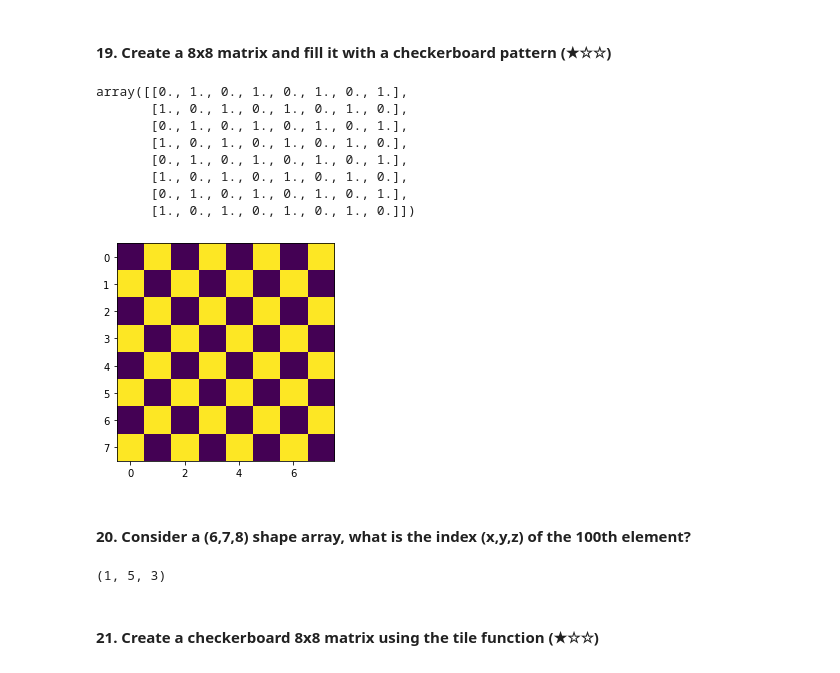
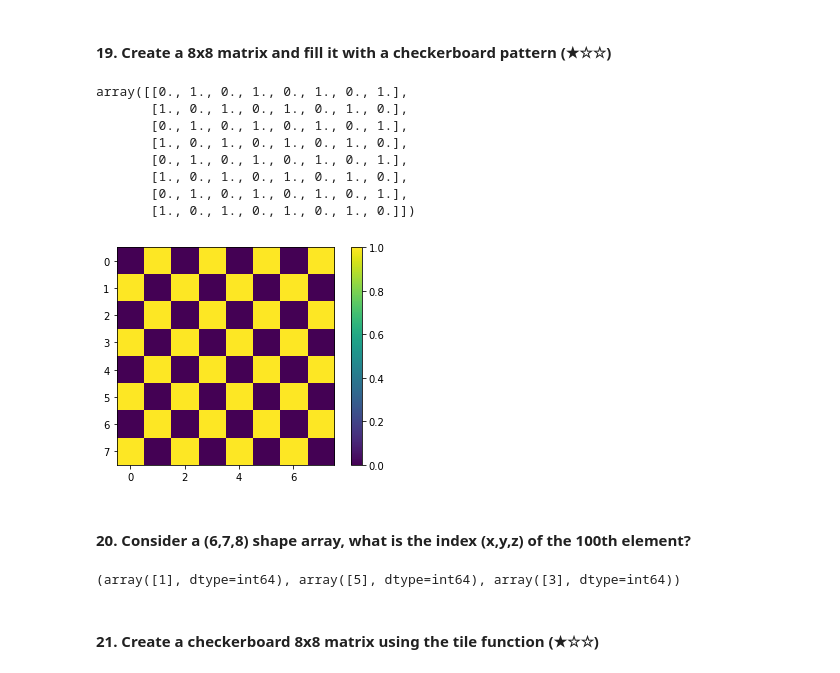
Before and after one commit to nekketsu2010/BSA_Lab, a Jupyter notebook: いろいろ/100_Numpy_exercises.ipynb, the cells around one changed output. Cells and saved outputs as stored; diff of their text form; code cells hidden in the pictures.

```diff
--- a/いろいろ/100_Numpy_exercises.ipynb
+++ b/いろいろ/100_Numpy_exercises.ipynb
@@ -216,27 +228,32 @@ array([[0, 0, 0, 0, 0],
 # %%
 import matplotlib.pyplot as plt
 x = np.zeros((8, 8))
 x[1::2, ::2] = 1
 x[::2, 1::2] = 1
 plt.figure()
 plt.imshow(x)
+plt.colorbar()
 x
 # %% [output]
 array([[0., 1., 0., 1., 0., 1., 0., 1.],
        [1., 0., 1., 0., 1., 0., 1., 0.],
        [0., 1., 0., 1., 0., 1., 0., 1.],
        [1., 0., 1., 0., 1., 0., 1., 0.],
        [0., 1., 0., 1., 0., 1., 0., 1.],
        [1., 0., 1., 0., 1., 0., 1., 0.],
        [0., 1., 0., 1., 0., 1., 0., 1.],
        [1., 0., 1., 0., 1., 0., 1., 0.]])
-[figure, old version]
+[figure, new version]
 # %% [markdown]
 #### 20. Consider a (6,7,8) shape array, what is the index (x,y,z) of the 100th element?
-# %%
-np.unravel_index(99, (6,7,8))
-# %% [output]
-(1, 5, 3)
+# %%
+np.unravel_index(99, (6,7,8))
+
+Z = np.zeros((6, 7, 8))
+Z[1, 5, 3] = 100
+np.where(Z == 100)
+# %% [output]
+(array([1], dtype=int64), array([5], dtype=int64), array([3], dtype=int64))
 # %% [markdown]
 #### 21. Create a checkerboard 8x8 matrix using the tile function (★☆☆)
 # %%
```
Also changed, not shown: parts of 62 cells of this notebook, 3 other files.
